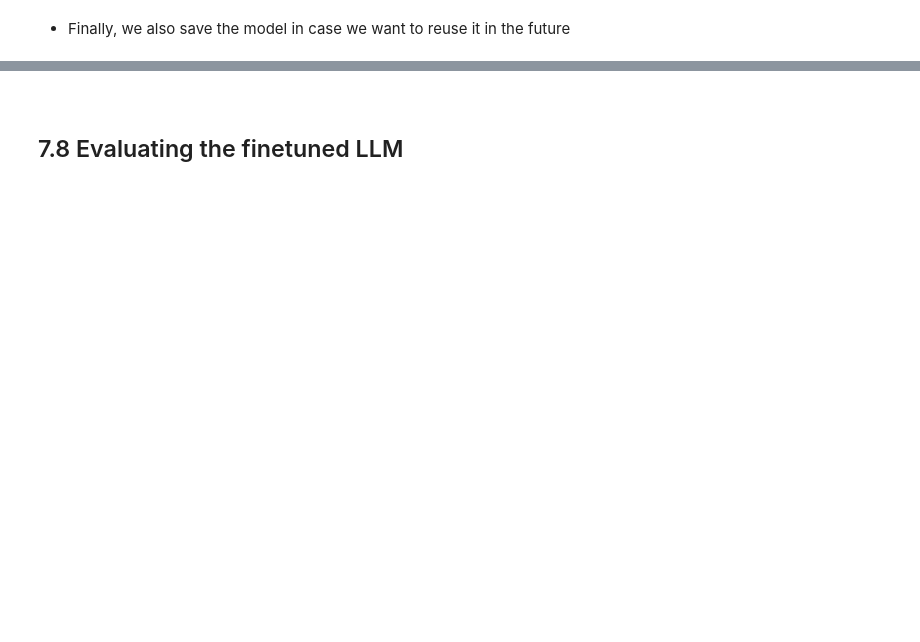
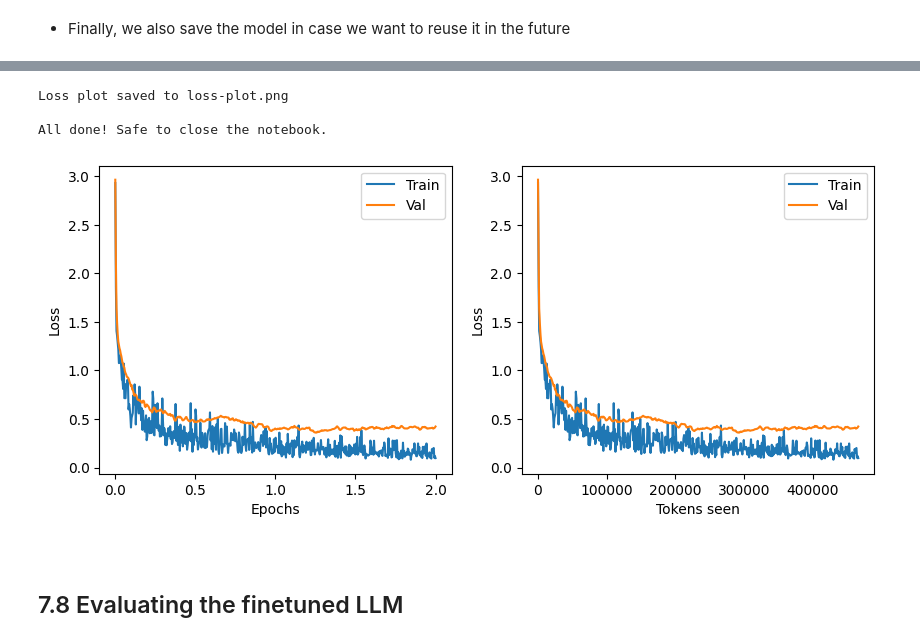
Before and after one commit to kenwillg/Skincaria, a Jupyter notebook: ch07_skincare.ipynb, the cells around one changed output, grey strips where cells are left out. Saved outputs shown, nothing was run; the diff lists cells and outputs as text; code cells hidden in the pictures; blank space fills up the shorter version.

Commit message:
saved metrics

```diff
--- a/ch07_skincare.ipynb
+++ b/ch07_skincare.ipynb
@@ -895,3 +934,20 @@ print(f"Model saved as {file_name}")
+# %%
+# 2. Save loss plot as image
+import matplotlib.pyplot as plt
+epochs_tensor = torch.linspace(0, num_epochs, len(train_losses))
+fig, (ax1, ax2) = plt.subplots(1, 2, figsize=(10, 4))
+ax1.plot(epochs_tensor, train_losses, label="Train"); ax1.plot(epochs_tensor, val_losses, label="Val")
+ax1.set_xlabel("Epochs"); ax1.set_ylabel("Loss"); ax1.legend()
+ax2.plot(tokens_seen, train_losses, label="Train"); ax2.plot(tokens_seen, val_losses, label="Val")
+ax2.set_xlabel("Tokens seen"); ax2.set_ylabel("Loss"); ax2.legend()
+fig.savefig("loss-plot.png", dpi=150, bbox_inches="tight")
+print("Loss plot saved to loss-plot.png")
+print("\nAll done! Safe to close the notebook.")
+# %% [output]
+Loss plot saved to loss-plot.png
+
+All done! Safe to close the notebook.
+[figure, added]
 # %% [markdown]
 &nbsp;
 ## 7.8 Evaluating the finetuned LLM
```
Also changed, not shown: parts of 7 cells of this notebook, 7 other files.
